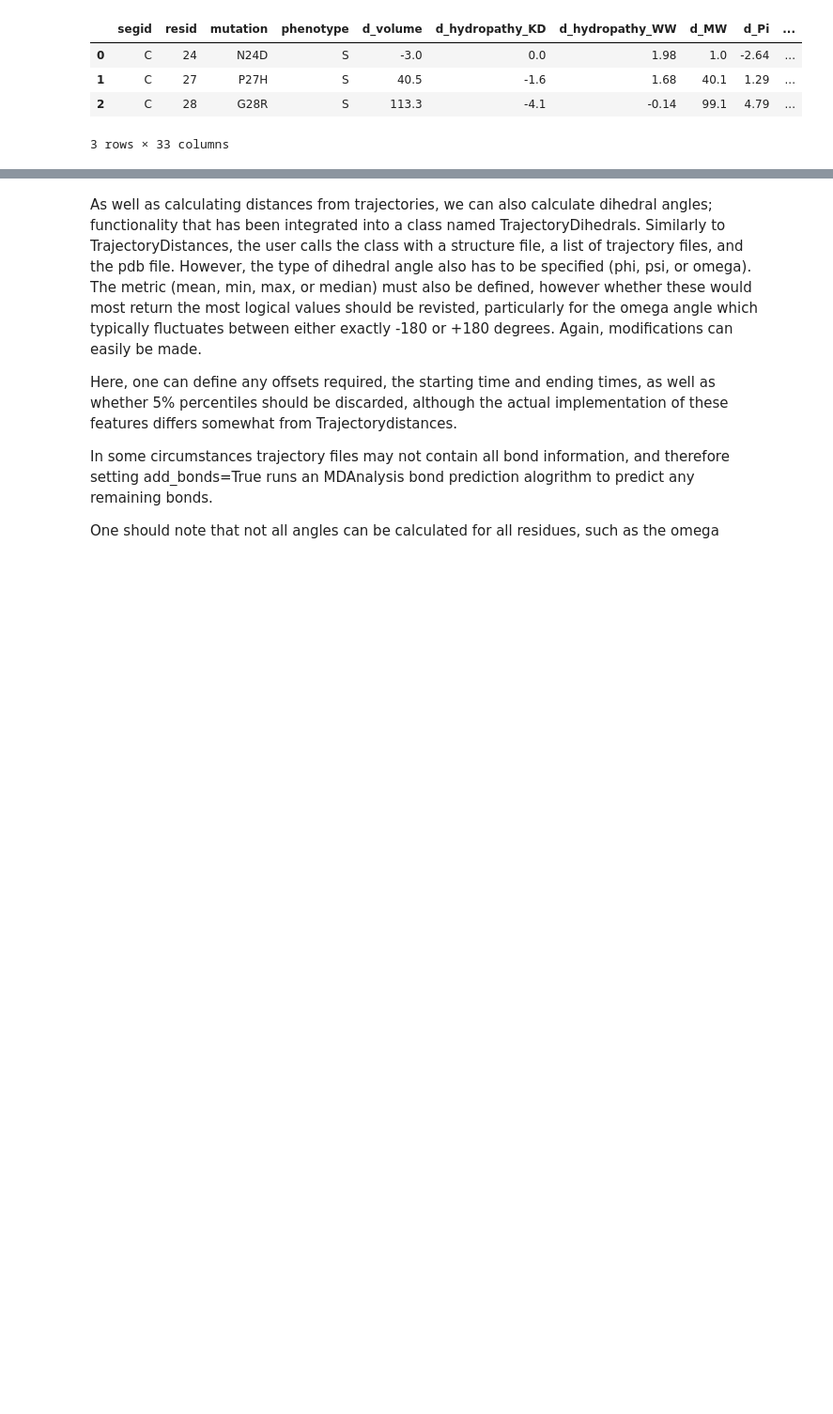
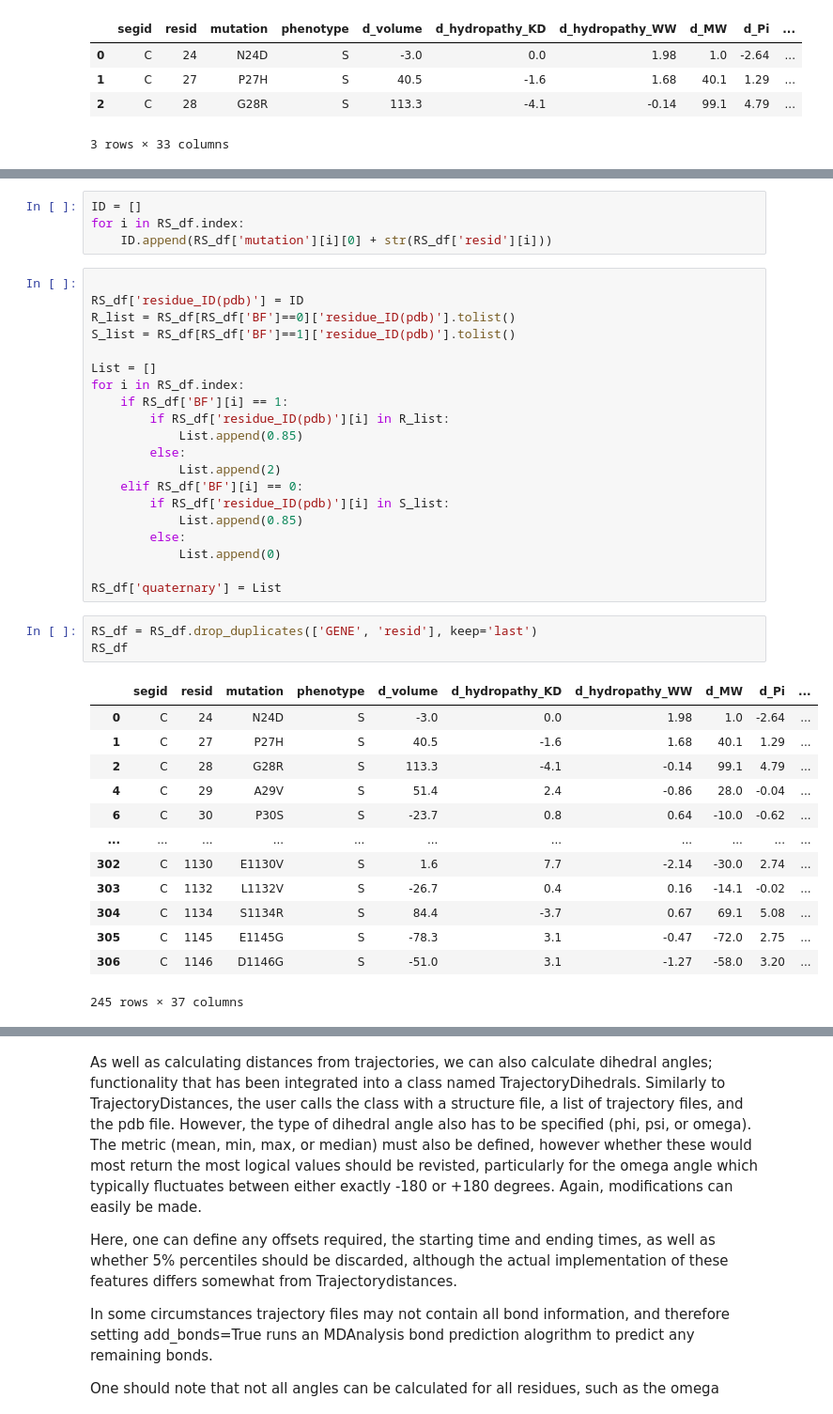
Before and after one commit to DylanAdlard/SABS_rotation_1_report, a Jupyter notebook: Report.ipynb, the cells around one changed output, grey strips where cells are left out. Shown at 94% size. Drawn from its saved outputs; the diff is of its cells as text; blank space fills up the shorter version.

```diff
--- a/Report.ipynb
+++ b/Report.ipynb
@@ -368,0 +537,41 @@ features.df[:3]
+# %%
+ID = []
+for i in RS_df.index:
+    ID.append(RS_df['mutation'][i][0] + str(RS_df['resid'][i]))
+# %%
+
+RS_df['residue_ID(pdb)'] = ID
+R_list = RS_df[RS_df['BF']==0]['residue_ID(pdb)'].tolist()
+S_list = RS_df[RS_df['BF']==1]['residue_ID(pdb)'].tolist()
+
+List = []
+for i in RS_df.index:
+    if RS_df['BF'][i] == 1:
+        if RS_df['residue_ID(pdb)'][i] in R_list:
+            List.append(0.85)
+        else:
+            List.append(2)
+    elif RS_df['BF'][i] == 0:
+        if RS_df['residue_ID(pdb)'][i] in S_list:
+            List.append(0.85)
+        else:
+            List.append(0)
+
+RS_df['quaternary'] = List
+# %%
+RS_df = RS_df.drop_duplicates(['GENE', 'resid'], keep='last')
+RS_df
+# %% [output]
+|  | segid | resid | mutation | phenotype | d_volume | d_hydropathy_KD | d_hydropathy_WW | d_MW | d_Pi | ... |
+| 0 | C | 24 | N24D | S | -3.0 | 0.0 | 1.98 | 1.0 | -2.64 | ... |
+| 1 | C | 27 | P27H | S | 40.5 | -1.6 | 1.68 | 40.1 | 1.29 | ... |
+| 2 | C | 28 | G28R | S | 113.3 | -4.1 | -0.14 | 99.1 | 4.79 | ... |
+| 4 | C | 29 | A29V | S | 51.4 | 2.4 | -0.86 | 28.0 | -0.04 | ... |
+| 6 | C | 30 | P30S | S | -23.7 | 0.8 | 0.64 | -10.0 | -0.62 | ... |
+| ... | ... | ... | ... | ... | ... | ... | ... | ... | ... | ... |
+| 302 | C | 1130 | E1130V | S | 1.6 | 7.7 | -2.14 | -30.0 | 2.74 | ... |
+| 303 | C | 1132 | L1132V | S | -26.7 | 0.4 | 0.16 | -14.1 | -0.02 | ... |
+| 304 | C | 1134 | S1134R | S | 84.4 | -3.7 | 0.67 | 69.1 | 5.08 | ... |
+| 305 | C | 1145 | E1145G | S | -78.3 | 3.1 | -0.47 | -72.0 | 2.75 | ... |
+| 306 | C | 1146 | D1146G | S | -51.0 | 3.1 | -1.27 | -58.0 | 3.20 | ... |
+245 rows × 37 columns
```
Also changed, not shown: parts of 29 cells of this notebook.
